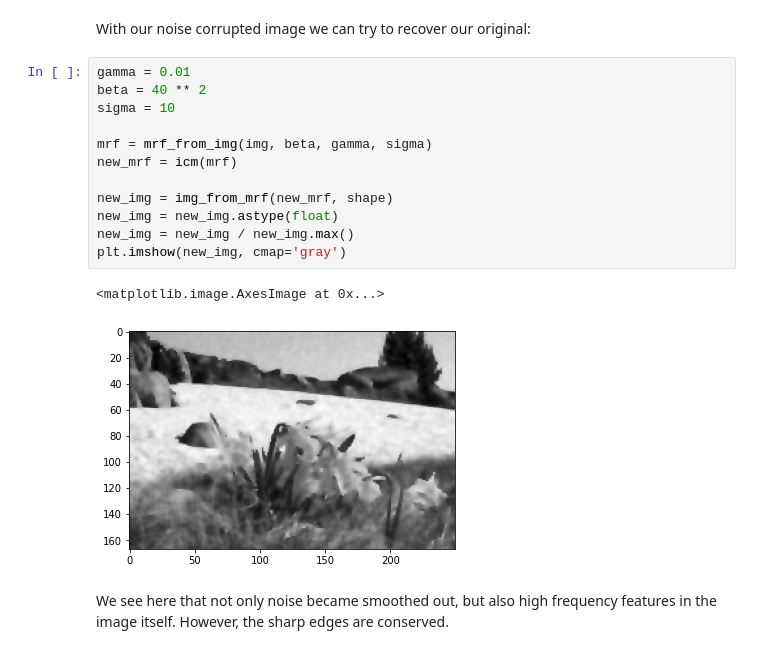
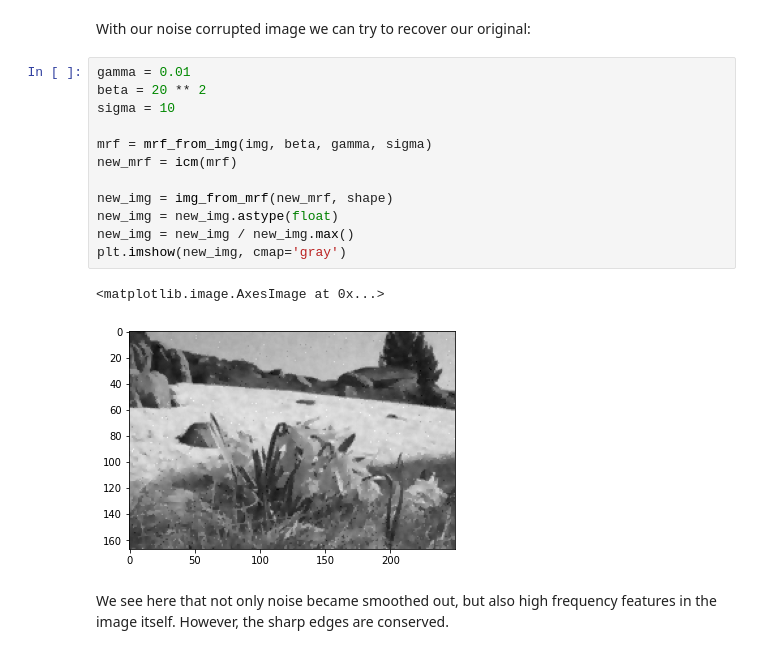
Before and after one commit to emillma/TTK8102_mrf, a Jupyter notebook: src/mrf/denoising.ipynb, the cells around one changed output. Drawn from its saved outputs; the diff is of its cells as text.

```diff
--- a/src/mrf/denoising.ipynb
+++ b/src/mrf/denoising.ipynb
@@ -284,18 +283,18 @@ plt.imshow(img, cmap='gray')
 With our noise corrupted image we can try to recover our original:
 # %%
 gamma = 0.01
-beta = 40 ** 2
+beta = 20 ** 2
 sigma = 10
 
 mrf = mrf_from_img(img, beta, gamma, sigma)
 new_mrf = icm(mrf)
 
 new_img = img_from_mrf(new_mrf, shape)
 new_img = new_img.astype(float)
 new_img = new_img / new_img.max()
 plt.imshow(new_img, cmap='gray')
 # %% [output]
 <matplotlib.image.AxesImage at 0x...>
-[figure, old version]
+[figure, new version]
 # %% [markdown]
 We see here that not only noise became smoothed out, but also high frequency features in the image itself. However, the sharp edges are conserved.
```
Also changed, not shown: parts of 2 cells of this notebook, 2 other files.
